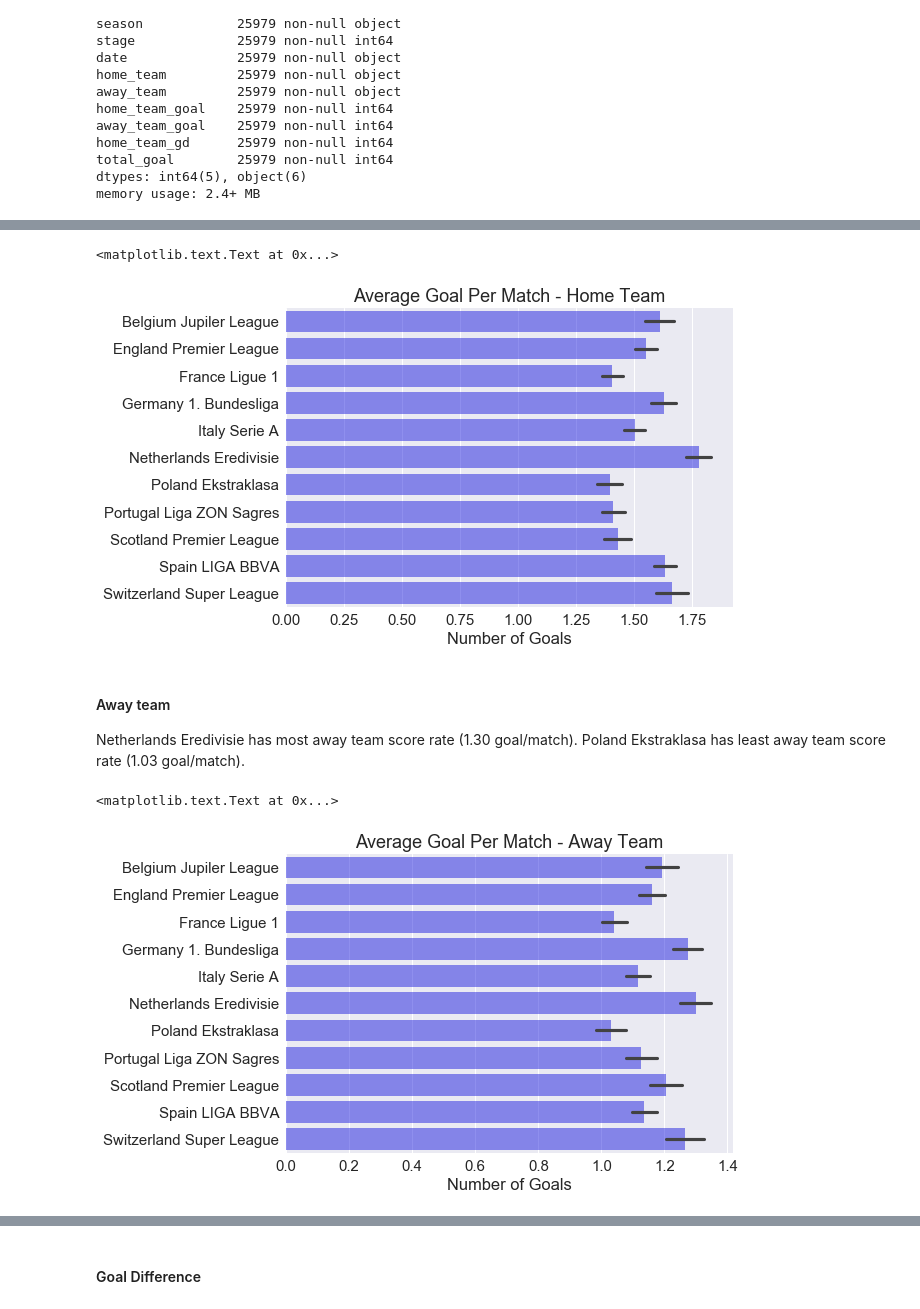
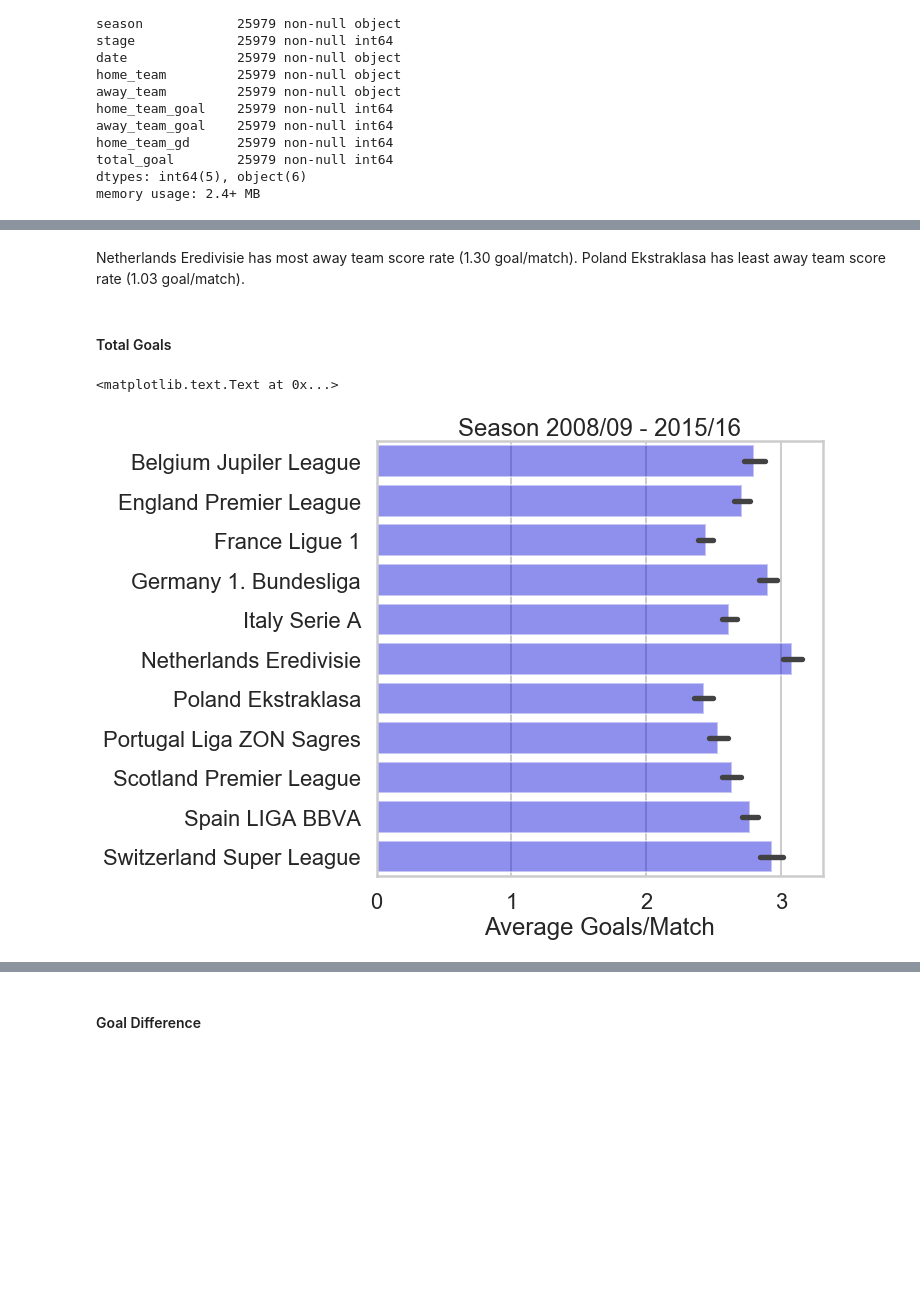
Before and after one commit to xzl524/football_data_analysis, a Jupyter notebook: projects/european_soccer_database_analysis/02_goal_poisson.ipynb, the cells around one changed output, grey strips where cells are left out. Cells and saved outputs as stored; diff of their text form; code cells hidden in the pictures; blank space fills up the shorter version.

Commit message:
Finalize goal poisson notebooks.

```diff
--- a/projects/european_soccer_database_analysis/02_goal_poisson.ipynb
+++ b/projects/european_soccer_database_analysis/02_goal_poisson.ipynb
@@ -40,19 +32,14 @@ All general modules are imported.
 # %%
-# Establish connection to sql database
-
+# Establish connection to database
 # database file name
 db_filename = 'database.sqlite'
 
-# change database file directory as you wish
-db_filedir = os.path.join(os.path.pardir, os.path.pardir, os.path.pardir, 'data_source', 'kaggle', db_filename)
+# database file directory
+db_filedir = os.path.join(os.path.pardir, os.path.pardir, 'data_source', 'kaggle', db_filename)
 
-try:
-    con=sqlite3.connect(db_filedir)
-    print('Connection to the database is established.\n')
-except Exception as e:
-    print('Unable to establish the connection.')
+con=sqlite3.connect(db_filedir)
+cursor=con.execute("select name from sqlite_master where type='table'")
 
-cursor=con.execute("select name from sqlite_master where type='table'")
 print('Following Tables are found in the database:')
 for i in cursor.fetchall():
     print('{}'.format(i[0]))
@@ -229,17 +130,15 @@ Select features for data analysis in this section. And create goal difference an
 # %%
-# Select demand columns
-selected_columns=['country', 'league', 'season', 'stage', 'date', 'home_team', 'away_team',
-                  'home_team_goal', 'away_team_goal']
-
+# select demand columns
+selected_columns=['country', 'league', 'season', 'stage', 'date', 'home_team', 'away_team', 'home_team_goal', 'away_team_goal']
 match_goal = match[selected_columns]
 
 for col in ['home_team_goal', 'away_team_goal']:
     match_goal = match_goal[match_goal[col].notnull()]
 
-# Create goal difference column
+# create goal difference column
 match_goal['home_team_gd']=match_goal['home_team_goal']-match_goal['away_team_goal']
 
-# Create total goal column
+# create total goal column
 match_goal['total_goal']=match_goal['home_team_goal'] + match_goal['away_team_goal']
 # %%
 match_goal.info()
@@ -267,6 +163,0 @@ memory usage: 2.4+ MB
-# %%
-# number of matches for each league in the match table
-sns.set(font_scale=1.5)
-ax=sns.countplot(y="league", data=match_goal,color='b',alpha=0.5)
-plt.ylabel('')
-plt.xlabel('No. of match between 2008/2009 and 2015/2016')
@@ -344,20 +188,14 @@ Netherlands Eredivisie has most home team score rate (1.78 goal/match). Poland E
+# %% [markdown]
+Netherlands Eredivisie has most away team score rate (1.30 goal/match). Poland Ekstraklasa has least away team score rate (1.03 goal/match).
+# %% [markdown]
+#### Total Goals
 # %%
-ax=sns.barplot(y="league", x="home_team_goal", color='b',alpha=0.5,data=match_goal)
+plt.figure(figsize=(8,8))
+sns.barplot(y="league", x="total_goal", color='b',alpha=0.5, data=match_goal)
 plt.ylabel('')
-plt.xlabel('Number of Goals')
-plt.title('Average Goal Per Match - Home Team')
+plt.xlabel('Average Goals/Match')
+plt.title('Season 2008/09 - 2015/16')
 # %% [output]
 <matplotlib.text.Text at 0x...>
-[figure, old version]
+[figure, new version]
-# %% [markdown]
-#### Away team
-Netherlands Eredivisie has most away team score rate (1.30 goal/match). Poland Ekstraklasa has least away team score rate (1.03 goal/match).
-# %%
-ax=sns.barplot(y="league", x="away_team_goal", color='b',alpha=0.5, data=match_goal)
-plt.ylabel('')
-plt.xlabel('Number of Goals')
-plt.title('Average Goal Per Match - Away Team')
-# %% [output]
-<matplotlib.text.Text at 0x...>
-[figure, removed]
 # %% [markdown]
```
Also changed, not shown: parts of 48 cells of this notebook, 1 other file.
